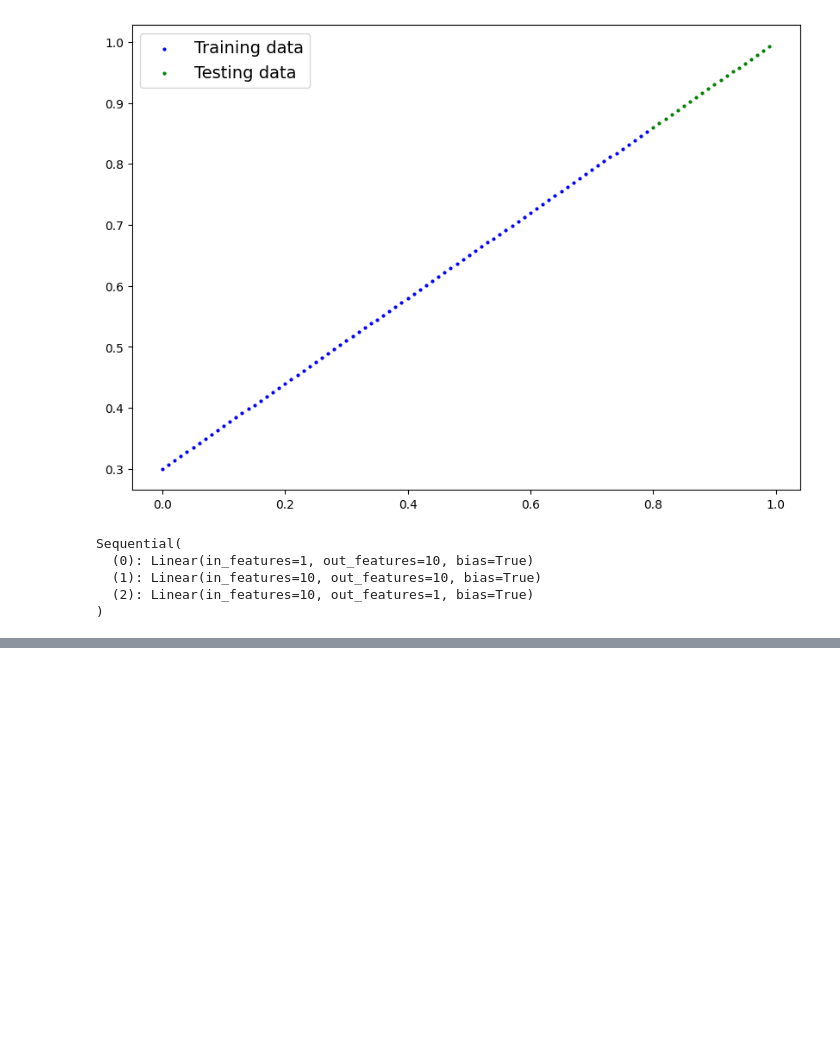
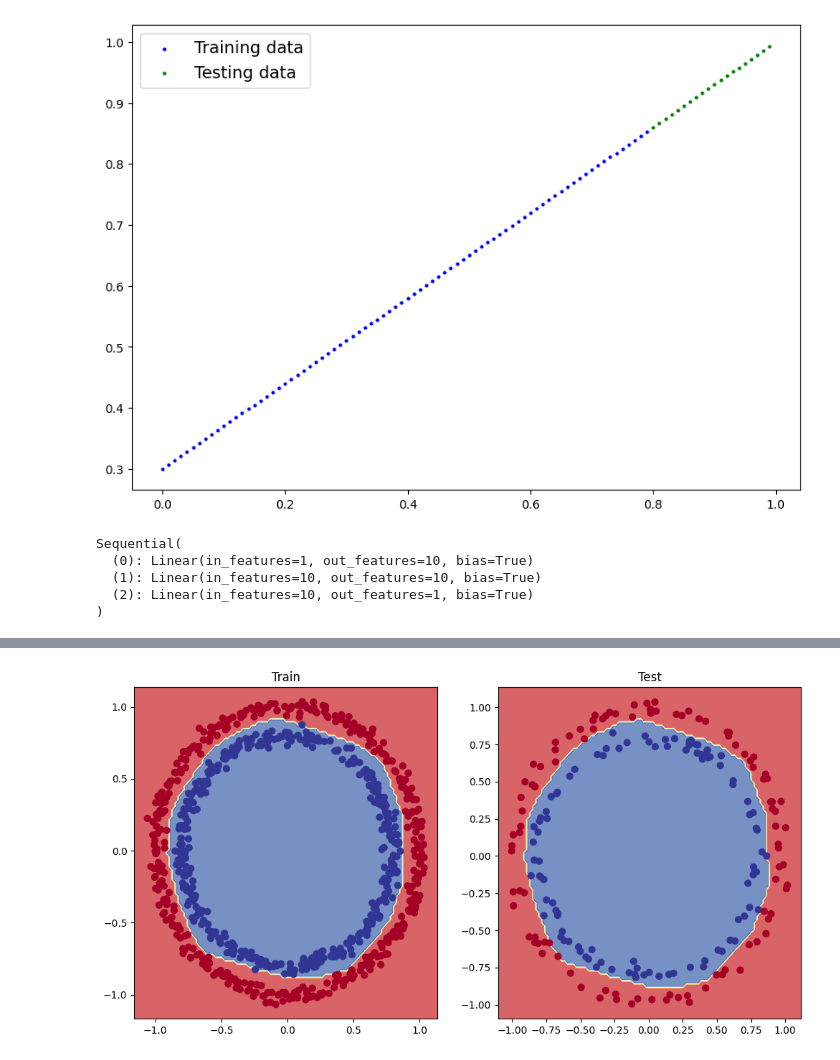
Before and after one commit to Atharva0045/ZTM-PyTorch, a Jupyter notebook: Notebooks/02_Classification_Using_PyTorch.ipynb, the cells around one changed output, grey strips where cells are left out. Drawn from its saved outputs; the diff is of its cells as text; code cells hidden in the pictures; blank space fills up the shorter version.

```diff
--- a/Notebooks/02_Classification_Using_PyTorch.ipynb
+++ b/Notebooks/02_Classification_Using_PyTorch.ipynb
@@ -635,0 +768,13 @@ plot_predictions(train_data=X_train_regression.cpu(),
+# %%
+# define improved model
+
+improved_non_linear_model = nn.Sequential(
+    nn.Linear(in_features=2, out_features=20),
+    nn.ReLU(),
+    nn.Linear(in_features=20, out_features=20),
+    nn.ReLU(),
+    nn.Linear(in_features=20, out_features=1),
+).to(device)
+
+# view the model
+improved_non_linear_model
@@ -635,0 +789,7 @@ plot_predictions(train_data=X_train_regression.cpu(),
+# %%
+# define loss function
+loss_fn = nn.BCEWithLogitsLoss()
+
+# define optimizer
+optimizer = torch.optim.SGD(params=improved_non_linear_model.parameters(),
+                            lr=0.1)
@@ -635,0 +857,21 @@ plot_predictions(train_data=X_train_regression.cpu(),
+# %%
+# plot descision boundary
+# define figure size
+plt.figure(figsize=(12, 6))
+
+# define subplot for training data
+plt.subplot(1, 2, 1)
+plt.title('Train')
+
+# plot training data decision boundary
+plot_decision_boundary(improved_non_linear_model, X_train, y_train)
+
+
+# define subplot for test data
+plt.subplot(1, 2, 2)
+plt.title('Test')
+
+# plot test data decision boundary
+plot_decision_boundary(improved_non_linear_model, X_test, y_test)
+# %% [output]
+[figure, added]
```
Also changed, not shown: parts of 14 cells of this notebook.
